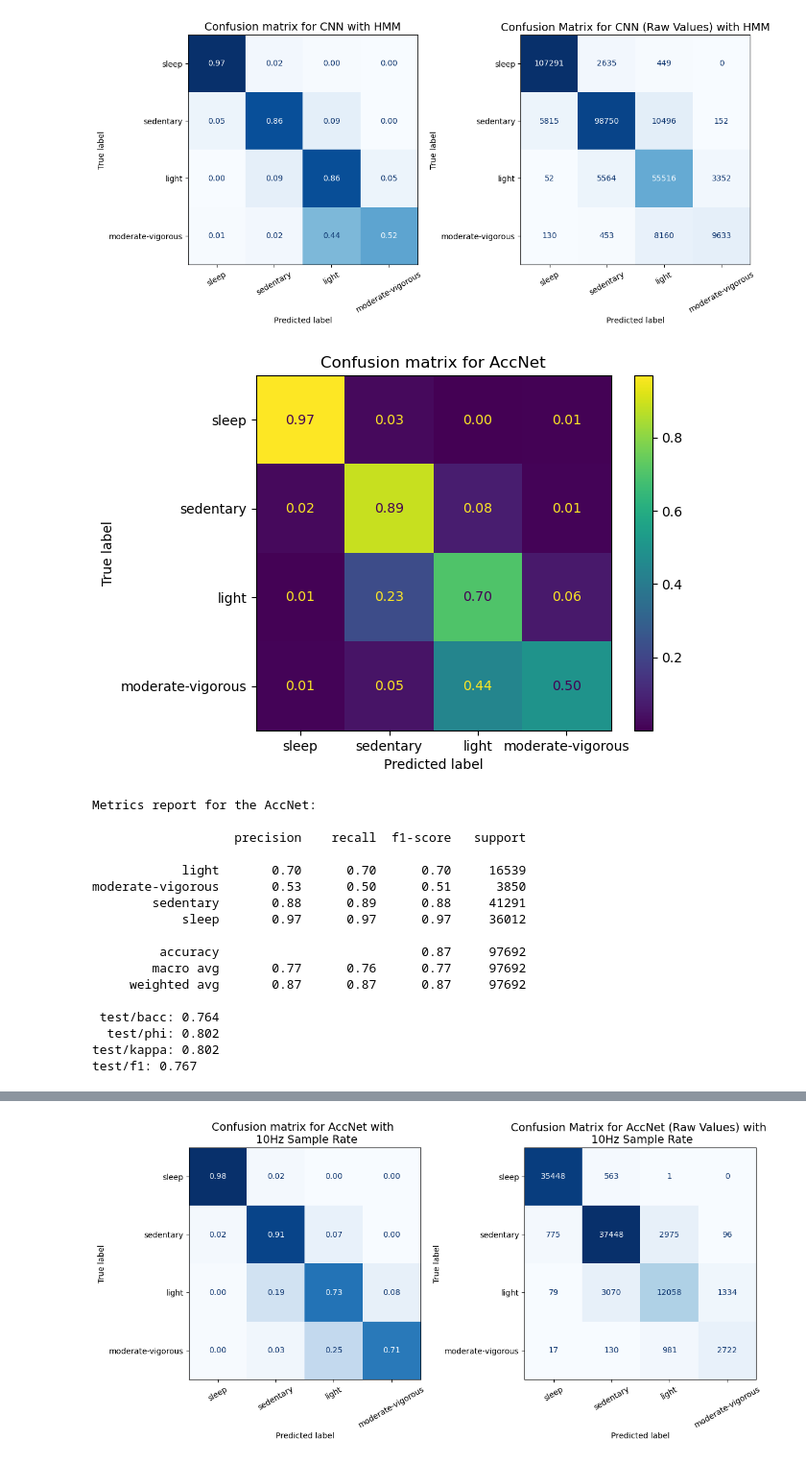
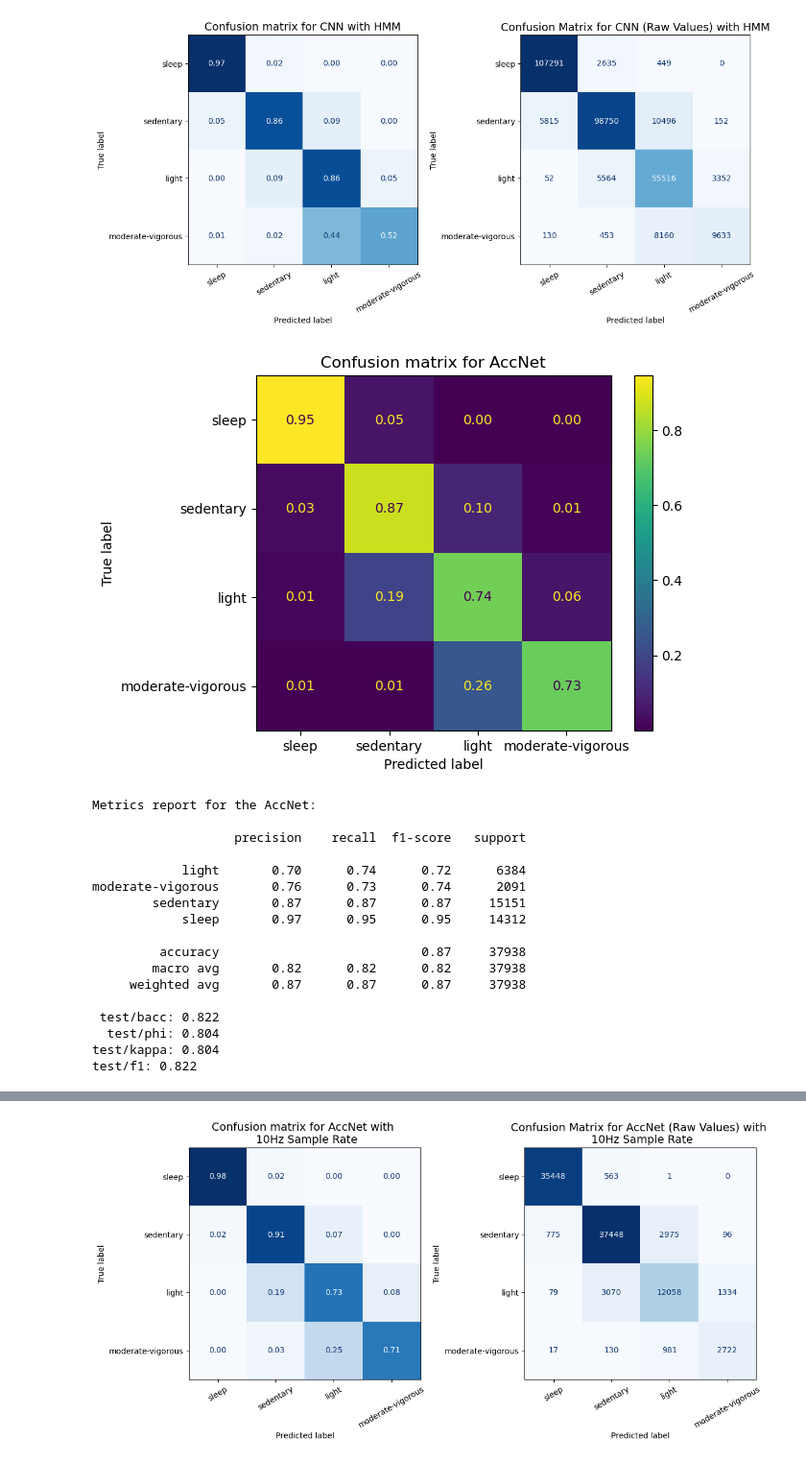
Before and after one commit to finlayscheib/capture24, a Jupyter notebook: Deep_models.ipynb, the cells around one changed output, grey strips where cells are left out. Shown at 96% size. Drawn from its saved outputs; the diff is of its cells as text; code cells hidden in the pictures.

```diff
--- a/Deep_models.ipynb
+++ b/Deep_models.ipynb
@@ -75,42 +75,42 @@ pred = pd.read_csv("final_pred_test_ViT.csv")
 # pred = pred.rename(columns = { 'hmm_preds':'model_preds'})
 # pred
 # %%
-
+pred = pd.read_csv("final_pred_val_Best.csv")
 ConfusionMatrixDisplay.from_predictions( pred['true_labels'], pred['model_preds'], labels=PAorder,
                                          normalize = 'true', values_format = '.2f')
 plt.title('Confusion matrix for AccNet')
 plt.show()
 print('Metrics report for the AccNet: \n')
 report = classification_report( pred['true_labels'], pred['model_preds'], digits=2)
 print(report)
 
 bacc = balanced_accuracy_score( pred['true_labels'], pred['model_preds'])
 kappa = cohen_kappa_score( pred['true_labels'], pred['model_preds'])
 phi = matthews_corrcoef(pred['true_labels'], pred['model_preds'])
 f1 = f1_score(pred['true_labels'], pred['model_preds'], average = 'macro')
 
 print(f" test/bacc: {bacc:.3f}")
 print(f"  test/phi: {phi:.3f}")
 print(f"test/kappa: {kappa:.3f}")
 print(f"test/f1: {f1:.3f}")
 # %% [output]
-[figure, old version]
+[figure, new version]
 Metrics report for the AccNet:
 
                    precision    recall  f1-score   support
 
-            light       0.70      0.70      0.70     16539
-moderate-vigorous       0.53      0.50      0.51      3850
-        sedentary       0.88      0.89      0.88     41291
-            sleep       0.97      0.97      0.97     36012
+            light       0.70      0.74      0.72      6384
+moderate-vigorous       0.76      0.73      0.74      2091
+        sedentary       0.87      0.87      0.87     15151
+            sleep       0.97      0.95      0.95     14312
 
-         accuracy                           0.87     97692
-        macro avg       0.77      0.76      0.77     97692
-     weighted avg       0.87      0.87      0.87     97692
+         accuracy                           0.87     37938
+        macro avg       0.82      0.82      0.82     37938
+     weighted avg       0.87      0.87      0.87     37938
 
- test/bacc: 0.764
-  test/phi: 0.802
-test/kappa: 0.802
-test/f1: 0.767
+ test/bacc: 0.822
+  test/phi: 0.804
+test/kappa: 0.804
+test/f1: 0.822
 # %%
 # val
```
Also changed, not shown: parts of 2 cells of this notebook, 1 other file.
